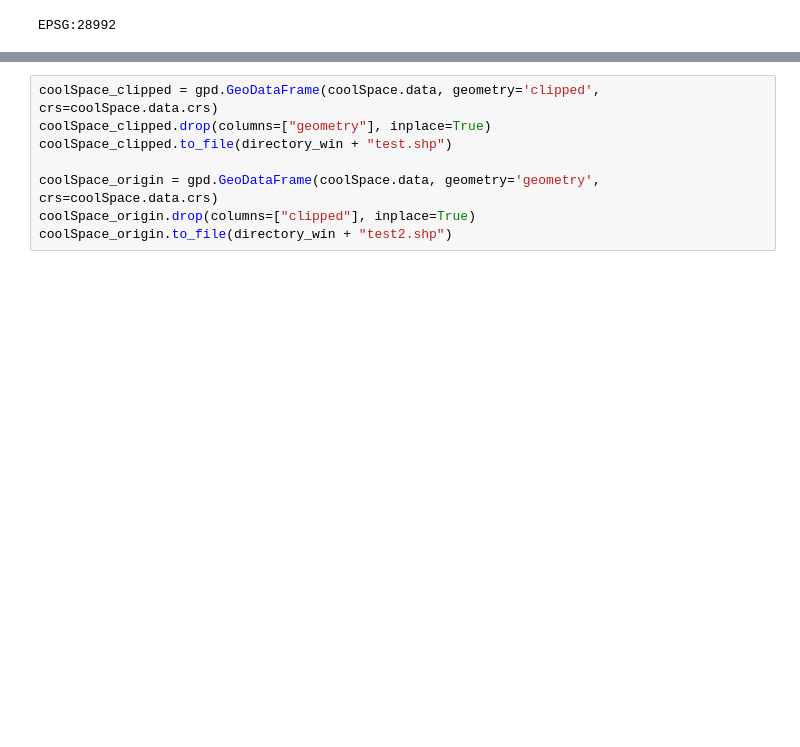
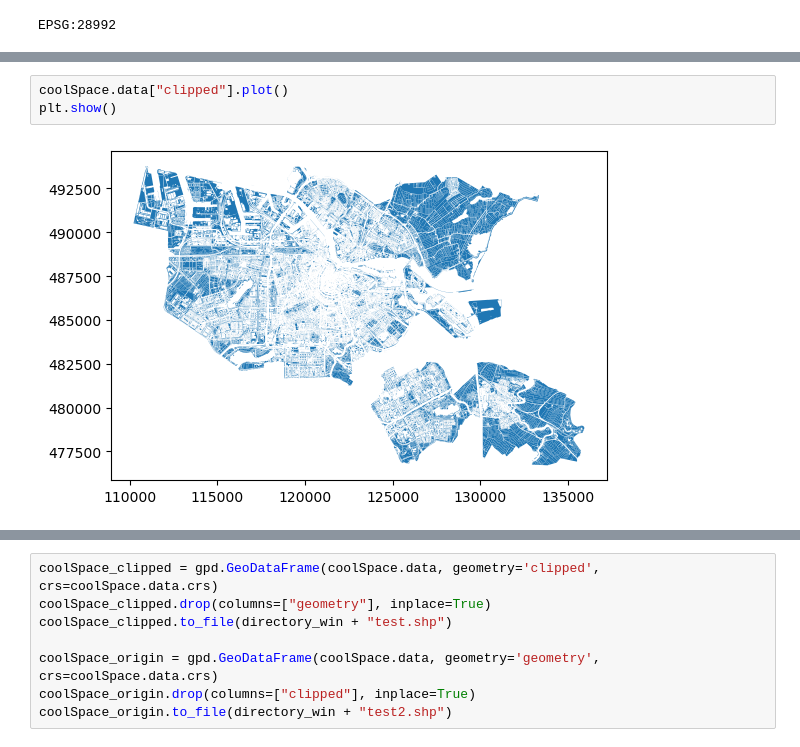
Before and after one commit to jsscmnhn/shady_amsterdam, a Jupyter notebook: cool_place/test.ipynb, the cells around one changed output, grey strips where cells are left out. Drawn from its saved outputs; the diff is of its cells as text; blank space fills up the shorter version.

```diff
--- a/cool_place/test.ipynb
+++ b/cool_place/test.ipynb
@@ -40 +50,6 @@ coolSpace.clip(coolSpace.data, building.data)
+# %%
+coolSpace.data["clipped"].plot()
+plt.show()
+# %% [output]
+[figure, added]
 # %%
```
Also changed, not shown: parts of 6 cells of this notebook, 1 other file.
